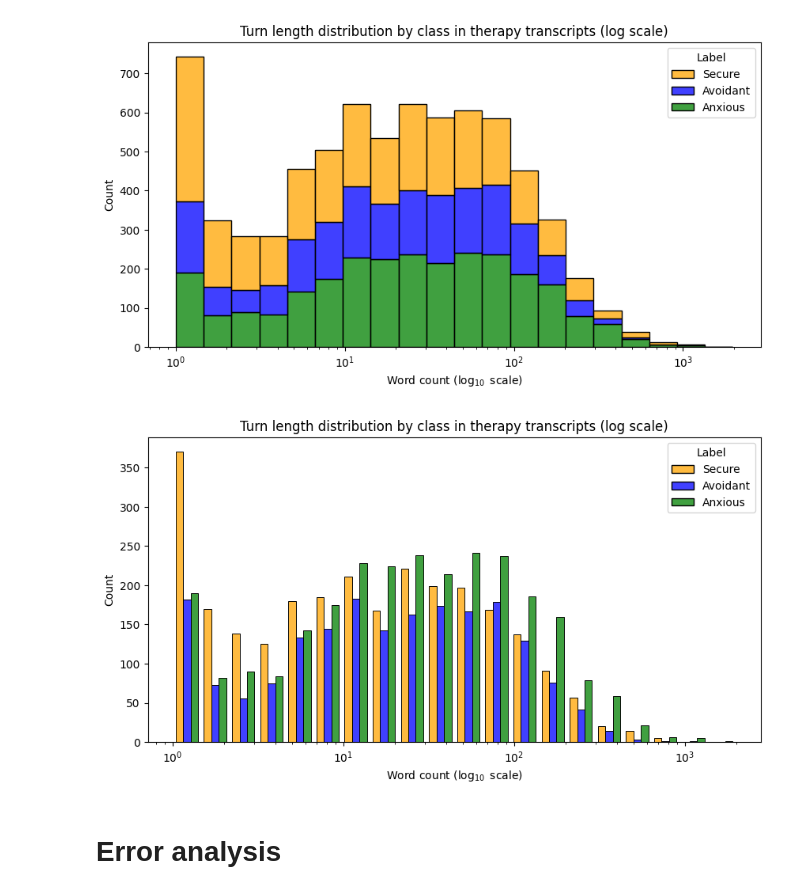
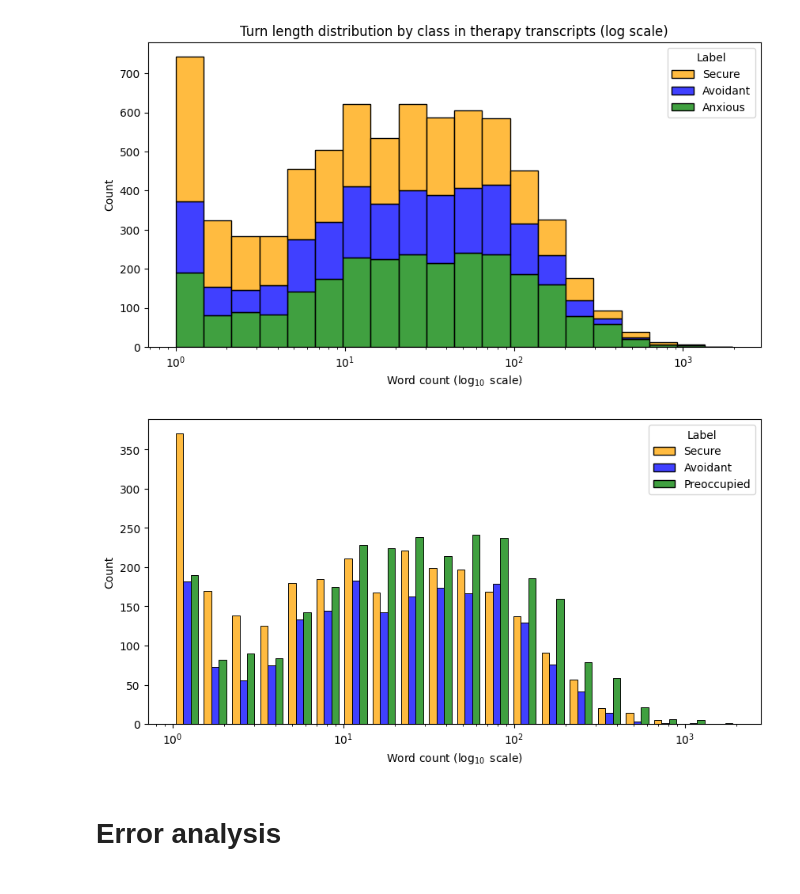
Before and after one commit to Fred-Bred/SDS-thesis, a Jupyter notebook: src/plotting.ipynb, the cells around one changed output. Cells and saved outputs as stored; diff of their text form; code cells hidden in the pictures.

Commit message:
Change plots -> preoccupied

```diff
--- a/src/plotting.ipynb
+++ b/src/plotting.ipynb
@@ -85,12 +85,12 @@ import matplotlib.pyplot as plt
 import seaborn as sns
 
 # Paths
-pacs_labels_path = r"D:\PACS\PACS_labels_updated.xlsx"
-all_docs_path = r"D:\PACS\PACS_docx"
+pacs_labels_path = r"E:\PACS\Data\PACS_labels_updated.xlsx"
+all_docs_path = r"E:\PACS\Data\PACS_docx"
 
-train_path = r"D:\PACS\train_PACS.csv"
-val_path = r"D:\PACS\val_PACS.csv"
-test_path = r"D:\PACS\test_PACS.csv"
+train_path = r"E:\PACS\Data\train_PACS.csv"
+val_path = r"E:\PACS\Data\val_PACS.csv"
+test_path = r"E:\PACS\Data\test_PACS.csv"
 
 # Load data
 full = load_data_with_labels(pacs_labels_path, all_docs_path)
@@ -195,25 +195,25 @@ plt.show()
 [figure]
 # %%
 # Define the class names
-class_names = {1: "Avoidant", 2: "Secure", 3: "Anxious"}
+class_names = {1: "Avoidant", 2: "Secure", 3: "Preoccupied"}
 
 # Replace the numbers in the "label" column with the class names
 full['Label'] = full['Label'].replace(class_names)
 
 
 # Plot turn length distributions by class
 # Define the color palette
-palette = {"Avoidant": 'blue', "Secure": 'orange', "Anxious": 'green'}
+palette = {"Avoidant": 'blue', "Secure": 'orange', "Preoccupied": 'green'}
 
 plt.figure(figsize=(10, 5))
 plt.xscale("log")
 sns.histplot(data=full, x="turn_length", bins=20, hue="Label", palette=palette, multiple="dodge", legend=True, shrink=0.8)
 plt.xlabel("Word count ($\log_{10}$ scale)")
-plt.title("Turn length distribution by class in therapy transcripts (log scale)")
-plt.savefig("../TeX/figures/log_dodge_turn_length_distribution_by_class.png")
+# plt.title("Turn length distribution by class in therapy transcripts (log scale)")
+plt.savefig("../TeX/figures/updates/log_dodge_turn_length_distribution_by_class.png")
 plt.show()
 # %% [output]
-[figure, old version]
+[figure, new version]
 # %% [markdown]
 # Error analysis
 # %%
```
Also changed, not shown: parts of 3 cells of this notebook, 14 other files.
